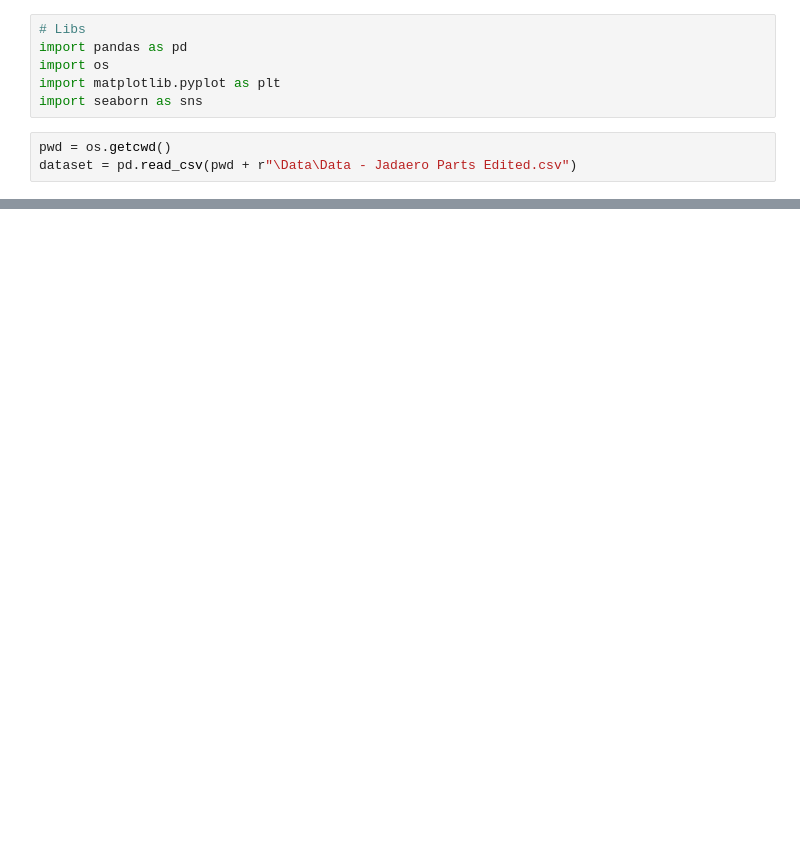
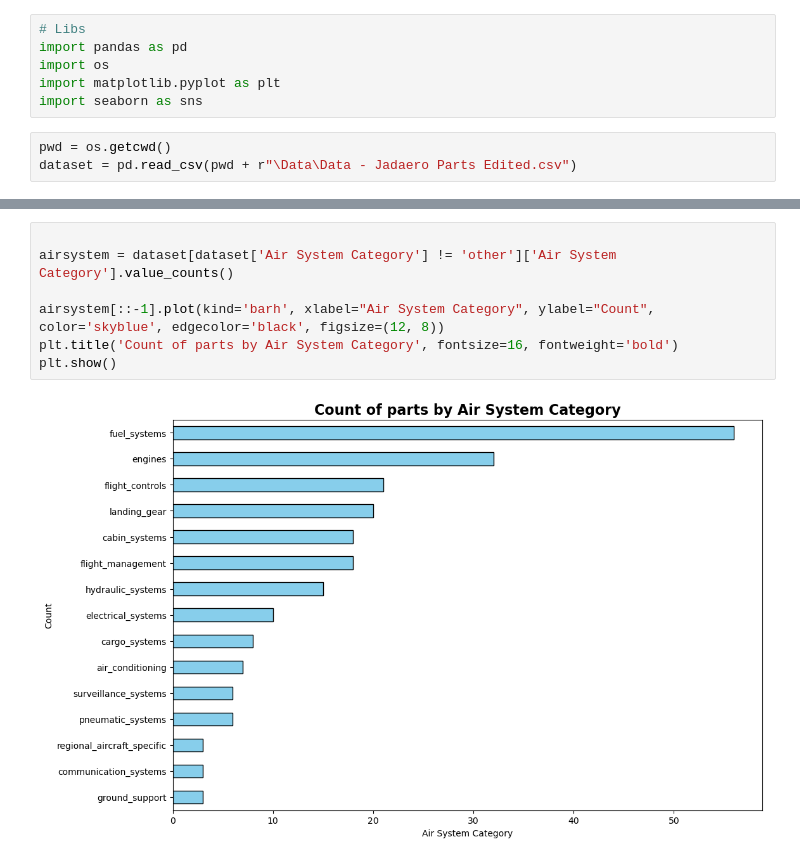
Before and after one commit to thedevreda/JadAerospace, a Jupyter notebook: Script2 - Data Visualization.ipynb, the cells around one changed output, grey strips where cells are left out. Cells and saved outputs as stored; diff of their text form; blank space fills up the shorter version.

```diff
--- a/Script2 - Data Visualization.ipynb
+++ b/Script2 - Data Visualization.ipynb
@@ -29,0 +22,9 @@ plt.show()
+# %%
+
+airsystem = dataset[dataset['Air System Category'] != 'other']['Air System Category'].value_counts()
+
+airsystem[::-1].plot(kind='barh', xlabel="Air System Category", ylabel="Count", color='skyblue', edgecolor='black', figsize=(12, 8))
+plt.title('Count of parts by Air System Category', fontsize=16, fontweight='bold')
+plt.show()
+# %% [output]
+[figure, added]
```
Also changed, not shown: parts of 11 cells of this notebook, 2 other files.
